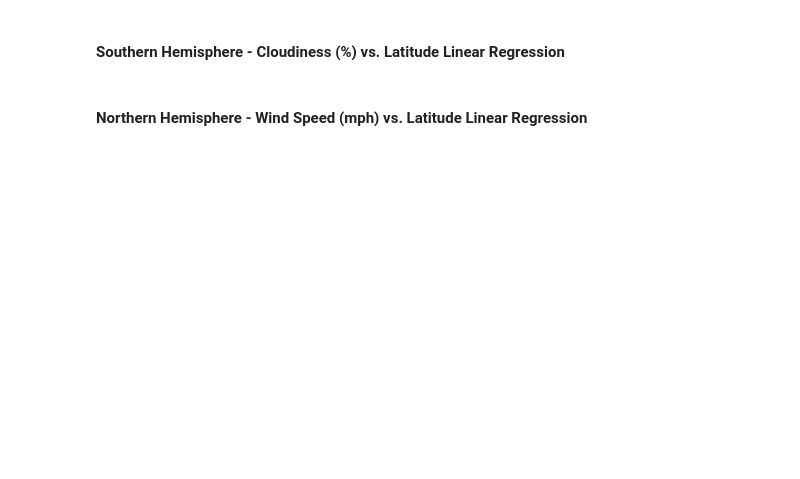
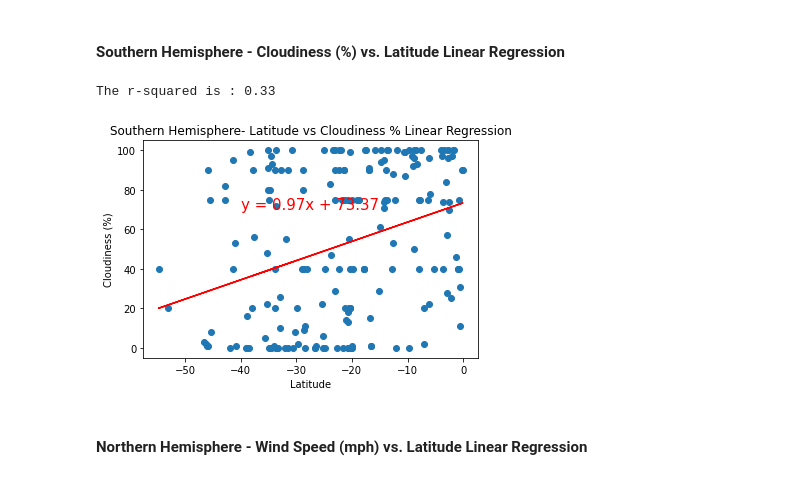
Before and after one commit to syadav03/python-api-challenge, a Jupyter notebook: Instructions/starter_code/WeatherPy.ipynb, the cells around one changed output. Drawn from its saved outputs; the diff is of its cells as text; code cells hidden in the pictures; blank space fills up the shorter version.

```diff
--- a/Instructions/starter_code/WeatherPy.ipynb
+++ b/Instructions/starter_code/WeatherPy.ipynb
@@ -415,16 +415,19 @@ The r-squared is : 0.33
 # %%
 # Call function to create line equation
 line_equation = linear_regression(south_hemisphere["Lat"],south_hemisphere["Cloudiness"])
 # line equation plot on figure
 annotate(line_equation,-40,70)
 # Label X-Axis
 plt.xlabel("Latitude")
 # Label Y-Axis
 plt.ylabel("Cloudiness (%)")
 # Label Title
-plt.title("Northern Hemisphere- Latitude vs Humidity % Linear Regression")
+plt.title("Southern Hemisphere- Latitude vs Cloudiness % Linear Regression")
 
 # Save Figure
 plt.savefig("../Images/South_Line_Regression_Cloudiness_vs_Lat.png")
+# %% [output]
+The r-squared is : 0.33
+[figure, added]
 # %% [markdown]
 ####  Northern Hemisphere - Wind Speed (mph) vs. Latitude Linear Regression
```
Also changed, not shown: parts of 3 cells of this notebook.
